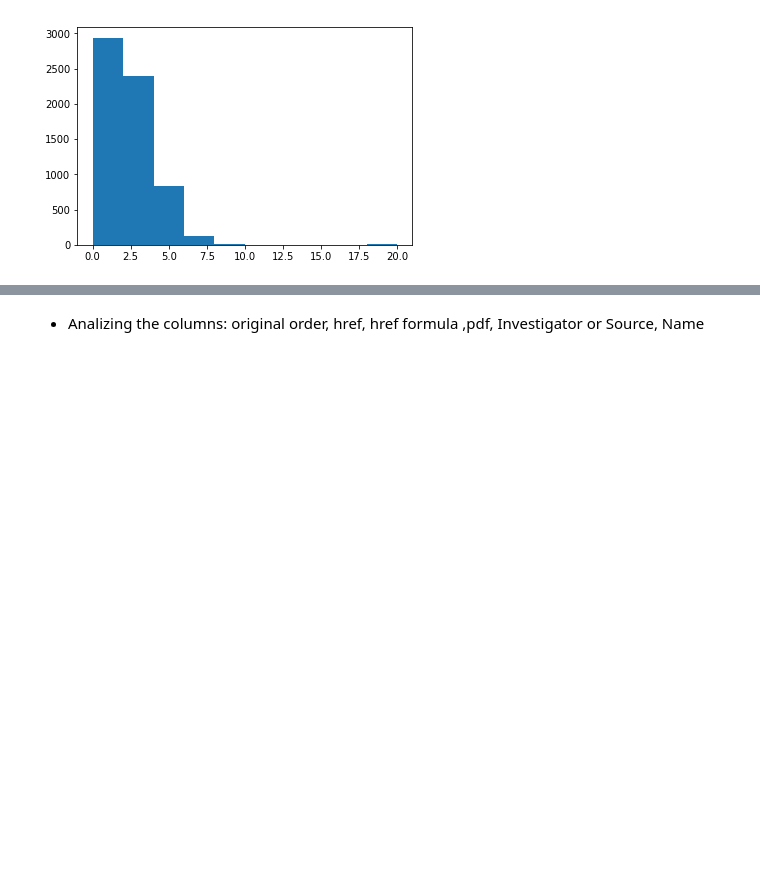
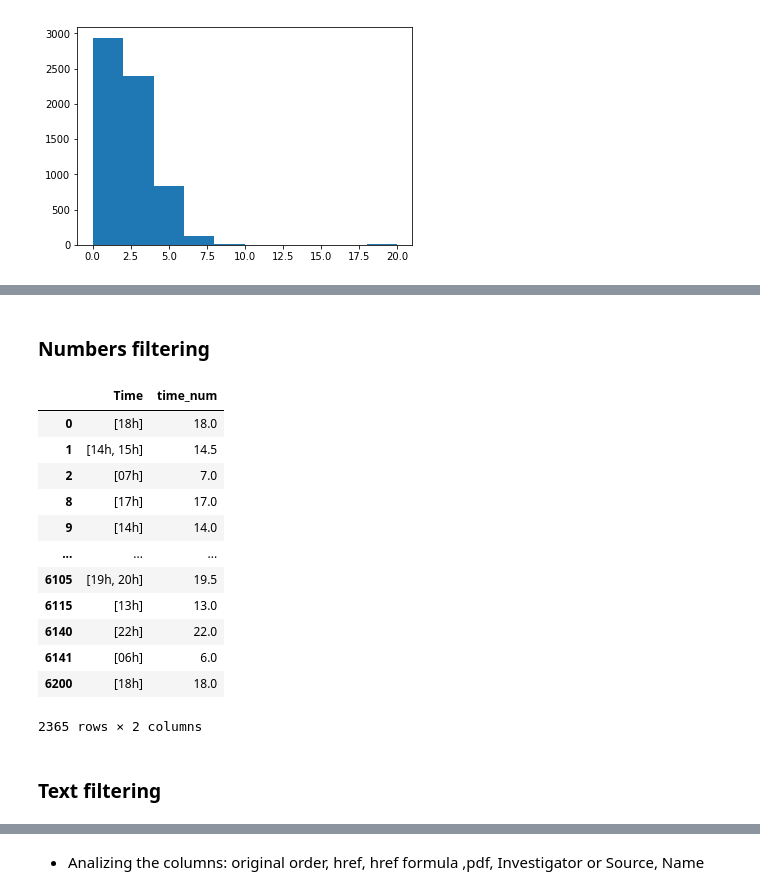
Before and after one commit to yuvtorres/data-cleaning-pandas, a Jupyter notebook: the_code/clean.ipynb, the cells around one changed output, grey strips where cells are left out. Saved outputs shown, nothing was run; the diff lists cells and outputs as text; code cells hidden in the pictures; blank space fills up the shorter version.

```diff
--- a/the_code/clean.ipynb
+++ b/the_code/clean.ipynb
@@ -176,0 +204,11 @@ hist_null_1
+# %% [markdown]
+### Numbers filtering
+# %%
+#Filtra los valores de la columna Time y aplica un filtro para encontrar las horas
+df_Time=pd.DataFrame(df.Time)
+
+#definición de la busqueda de horas
+hay_digitos=re.compile(r'\d{2}'+re.escape('h'))
+hay_digitos.findall(" 14h00  -15h0")
+
+df_Time=df_Time.applymap(lambda x :hay_digitos.findall(str(x)))
@@ -176,0 +222,25 @@ hist_null_1
+# %%
+#filtra por los valores númericos
+df_Time_num=df_Time[df_Time['time_num']>0]
+
+# indices con número en time
+indices_con_num=list(df_Time_num.index)
+
+# Primer grupo de Horas que tienen un valor númerico
+df_Time_num
+# %% [output]
+|  | Time | time_num |
+| 0 | [18h] | 18.0 |
+| 1 | [14h, 15h] | 14.5 |
+| 2 | [07h] | 7.0 |
+| 8 | [17h] | 17.0 |
+| 9 | [14h] | 14.0 |
+| ... | ... | ... |
+| 6105 | [19h, 20h] | 19.5 |
+| 6115 | [13h] | 13.0 |
+| 6140 | [22h] | 22.0 |
+| 6141 | [06h] | 6.0 |
+| 6200 | [18h] | 18.0 |
+2365 rows × 2 columns
+# %% [markdown]
+### Text filtering
```
Also changed, not shown: parts of 31 cells of this notebook, 1 other file.
